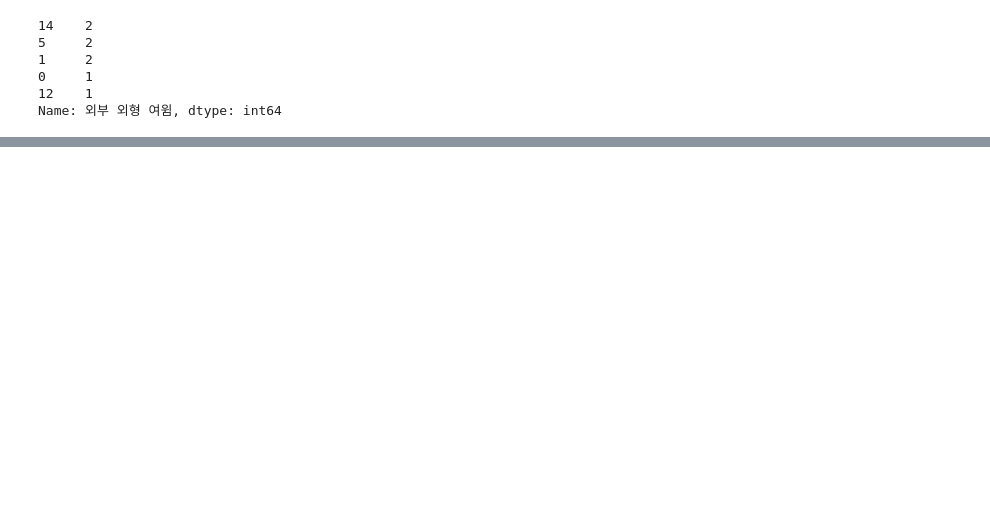
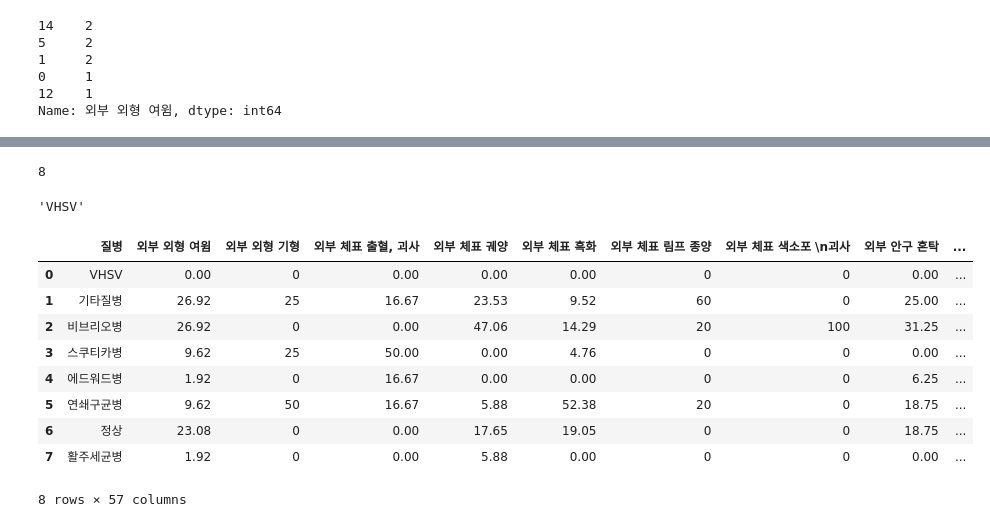
Before and after one commit to dobinR/Learning2, a Jupyter notebook: data0_arrange.ipynb, the cells around one changed output, grey strips where cells are left out. Cells and saved outputs as stored; diff of their text form; code cells hidden in the pictures; blank space fills up the shorter version.

```diff
--- a/data0_arrange.ipynb
+++ b/data0_arrange.ipynb
@@ -146,10 +83,0 @@ Name: 7, dtype: object
-# %%
-data_1 = data.groupby(by=['질병']).sum()
-
-total_rows = data.shape[0]
-for i in ['VHSV', '기타질병', '비브리오병', '스쿠티카병', '에드워드병', '연쇄구균병', '정상', '활주세균병']:
-    count = data_1.loc[i, :].sum()
-    percent = (count / total_rows) * 100
-    print(f"질병 = {i}:")
-    print(percent)
-    print("\n")
@@ -174,24 +83,0 @@ for i in ['VHSV', '기타질병', '비브리오병', '스쿠티카병', '에드
-# %%
-import seaborn as sns
-import pandas as pd
-import numpy as np
-
-grouped = data.groupby(by=['질병'], as_index=False).sum()
-total_rows = data.shape[0]
-
-for i in ['VHSV', '기타질병', '비브리오병', '스쿠티카병', '에드워드병', '연쇄구균병', '정상', '활주세균병']:
-    count = grouped.loc[grouped['질병'] == i, :].iloc[0, 1:]
-    percent = (count.sum() / total_rows) * 100
-    print(f"질병 = {i}:")
-    print(percent)
-    print("\n")
-# %%
-data_1 = data.astype(bool).sum(axis=0)
-
-total_rows = data.shape[0]
-for i in ['VHSV', '기타질병', '비브리오병', '스쿠티카병', '에드워드병', '연쇄구균병', '정상', '활주세균병']:
-    count = data_1[i]
-    percent = (count / total_rows) * 100
-    print(f"질병 = {i}:")
-    print(percent)
-    print("\n")
@@ -199,0 +122,28 @@ KeyError: 'VHSV'
+# %%
+len(data_1.iloc[:,])
+# %% [output]
+8
+# %%
+data_1.iloc[0,0]
+# %% [output]
+'VHSV'
+# %%
+for i in range(1, 57):
+    for j in range(8):
+        if data_1.iloc[j,i] == 0:
+            pass
+        else:
+            data_2.iloc[j,i] = round((data_1.iloc[j,i] / data_1.iloc[:,i].sum()) * 100, 2)
+# %%
+data_2
+# %% [output]
+|  | 질병 | 외부 외형 여윔 | 외부 외형 기형 | 외부 체표 출혈, 괴사 | 외부 체표 궤양 | 외부 체표 흑화 | 외부 체표 림프 종양 | 외부 체표 색소포 \n괴사 | 외부 안구 혼탁 | ... |
+| 0 | VHSV | 0.00 | 0 | 0.00 | 0.00 | 0.00 | 0 | 0 | 0.00 | ... |
+| 1 | 기타질병 | 26.92 | 25 | 16.67 | 23.53 | 9.52 | 60 | 0 | 25.00 | ... |
+| 2 | 비브리오병 | 26.92 | 0 | 0.00 | 47.06 | 14.29 | 20 | 100 | 31.25 | ... |
+| 3 | 스쿠티카병 | 9.62 | 25 | 50.00 | 0.00 | 4.76 | 0 | 0 | 0.00 | ... |
+| 4 | 에드워드병 | 1.92 | 0 | 16.67 | 0.00 | 0.00 | 0 | 0 | 6.25 | ... |
+| 5 | 연쇄구균병 | 9.62 | 50 | 16.67 | 5.88 | 52.38 | 20 | 0 | 18.75 | ... |
+| 6 | 정상 | 23.08 | 0 | 0.00 | 17.65 | 19.05 | 0 | 0 | 18.75 | ... |
+| 7 | 활주세균병 | 1.92 | 0 | 0.00 | 5.88 | 0.00 | 0 | 0 | 0.00 | ... |
+8 rows × 57 columns
```
Also changed, not shown: parts of 11 cells of this notebook.
